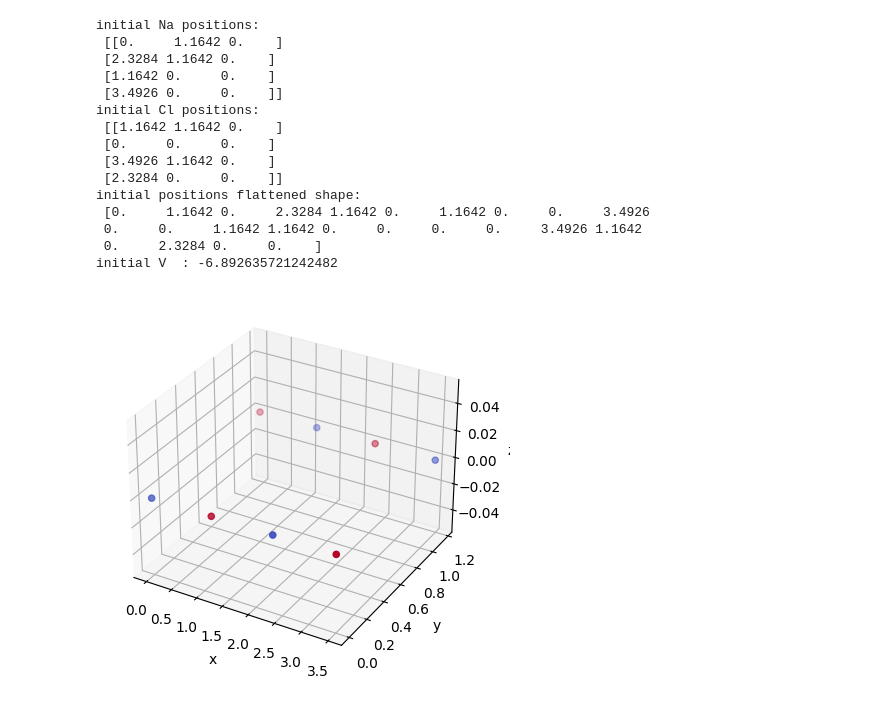
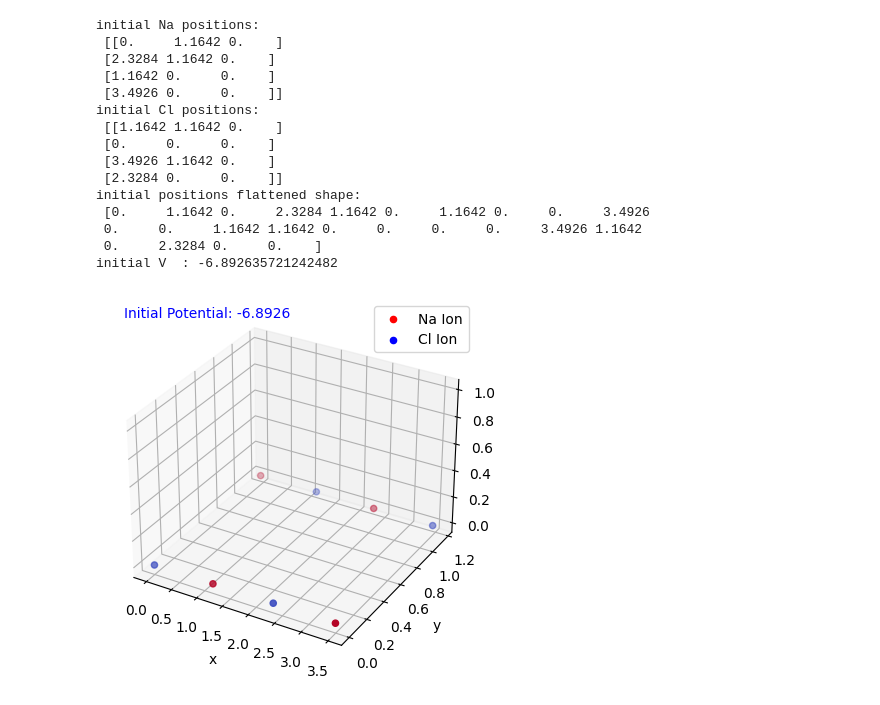
Before and after one commit to ubsuny/23-Homework7G3, a Jupyter notebook: rectangle.ipynb, the cells around one changed output. Saved outputs shown, nothing was run; the diff lists cells and outputs as text; code cells hidden in the pictures.

Commit message:
added plots and labels

```diff
--- a/rectangle.ipynb
+++ b/rectangle.ipynb
@@ -75,34 +75,45 @@ print('initial Cl positions:\n', r_cl)
 print('initial positions flattened shape:\n', vals_init )
 print('initial V  :', cluster.V() )
 
+initial_potential = cluster.V()
+
 # plotting original shape
 fig = plt.figure()
 ax = fig.add_subplot(111, projection='3d')
+
+# Labels for initial potential
+initial_potential_text = f'Initial Potential: {initial_potential:.4f}'
+ax.text2D(0.05, 0.95, initial_potential_text, transform=ax.transAxes, color='blue')
+
+# Legends
+ax.scatter([], [], [], color='red', label='Na Ion')
+ax.scatter([], [], [], color='blue', label='Cl Ion')
+ax.legend()
 
 charges = cluster.charges
 x,y,z = cluster.positions[:, 0], cluster.positions[:, 1], cluster.positions[:, 2]
 ax.scatter( x,y,z, c=charges, cmap='coolwarm' )
 ax.set_xlabel('x')
 ax.set_ylabel('y')
 ax.set_zlabel('z')
 plt.show()
 # %% [output]
 initial Na positions:
  [[0.     1.1642 0.    ]
  [2.3284 1.1642 0.    ]
  [1.1642 0.     0.    ]
  [3.4926 0.     0.    ]]
 initial Cl positions:
  [[1.1642 1.1642 0.    ]
  [0.     0.     0.    ]
  [3.4926 1.1642 0.    ]
  [2.3284 0.     0.    ]]
 initial positions flattened shape:
  [0.     1.1642 0.     2.3284 1.1642 0.     1.1642 0.     0.     3.4926
  0.     0.     1.1642 1.1642 0.     0.     0.     0.     3.4926 1.1642
  0.     2.3284 0.     0.    ]
 initial V  : -6.892635721242482
-[figure, old version]
+[figure, new version]
 # %%
 # Optimization
 res = scipy.optimize.minimize( fun=cluster, x0=vals_init, tol=1e-3, method="BFGS")
```
Also changed, not shown: parts of 1 cell of this notebook.
